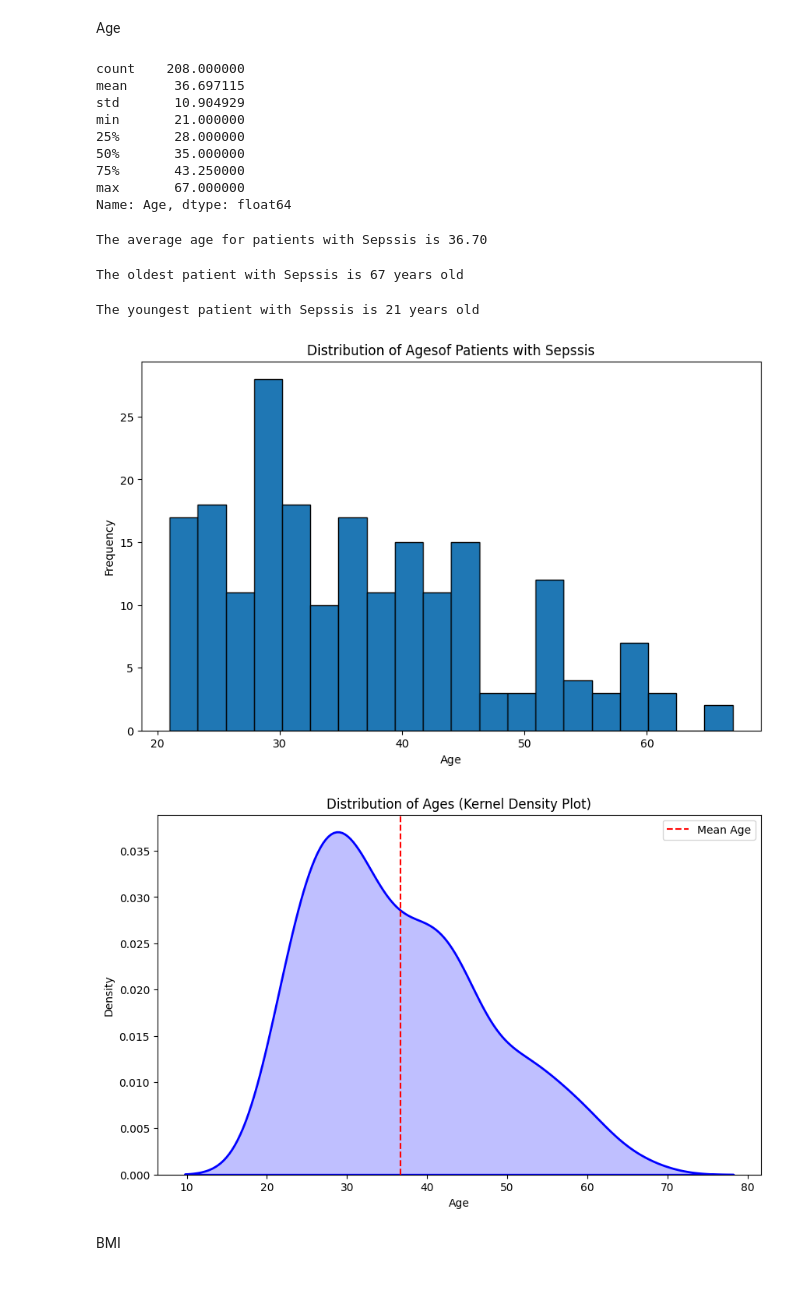
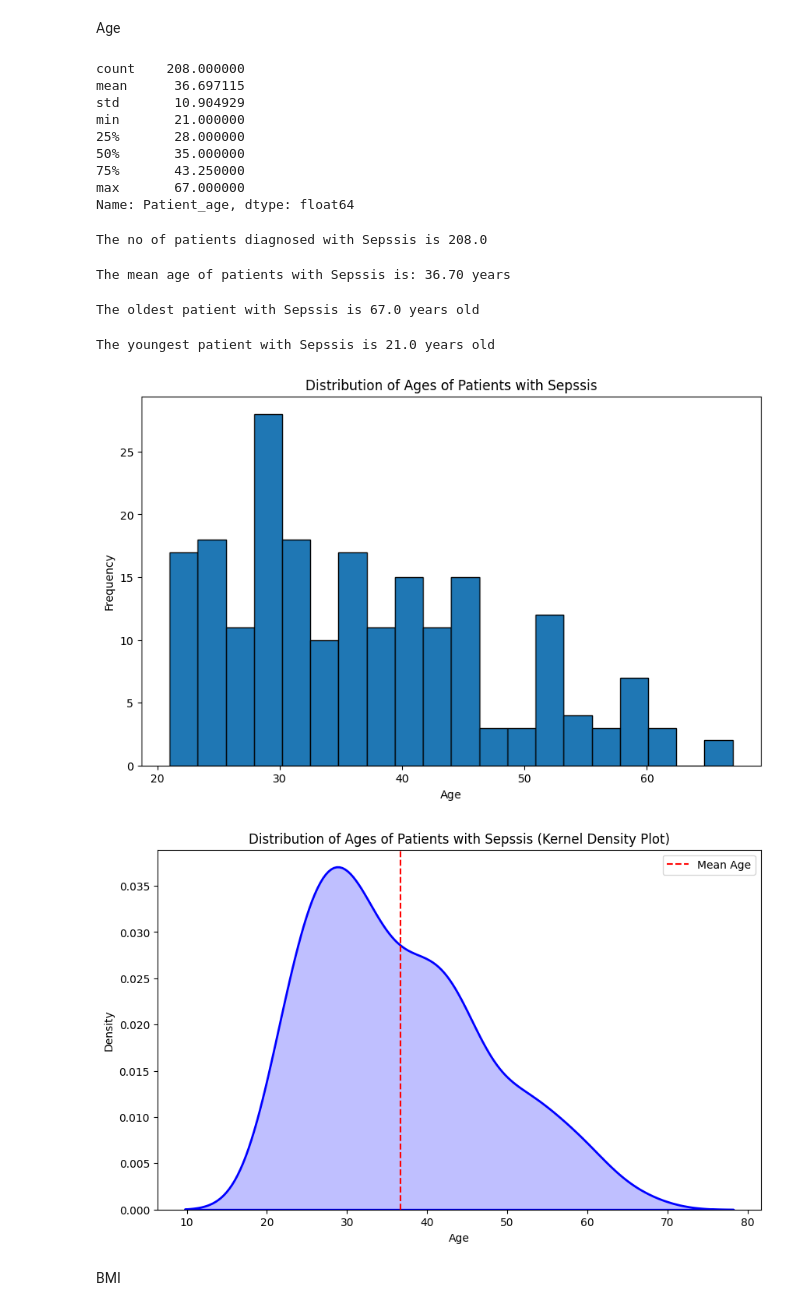
Before and after one commit to Gilbert-B/Machine-Learning-API-using-FastAPI, a Jupyter notebook: datasets/Sepsis.ipynb, the cells around one changed output. Saved outputs shown, nothing was run; the diff lists cells and outputs as text; code cells hidden in the pictures.

```diff
--- a/datasets/Sepsis.ipynb
+++ b/datasets/Sepsis.ipynb
@@ -163,2 +239,15 @@ train_df.describe()
 # %% [markdown]
 ## Univariate Analysis
+# %%
+# First Rename the columns
+train_df = train_df.rename(columns={
+    "PRG": "Plasma_glucose",
+    "PL": "Blood_Work_R1",
+    "PR": "Blood_Pressure",
+    "SK": "Blood_Work_R2",
+    "TS": "Blood_Work_R3",
+    "M11": "BMI",
+    "BD2": "Blood_Work_R4",
+    "Age": "Patient_age",
+    "Sepssis": "Target"
+})
@@ -165,6 +256,6 @@ train_df.describe()
 # %% [markdown]
 #### Positive Sepssis Cases
 # %%
-positive_cases = train_df[train_df['Sepssis'] == 'Positive']
+positive_cases = train_df[train_df['Target'] == 'Positive']
 positive_cases
 # %% [output]
@@ -189,7 +275,7 @@ No of positive cases; 208
 # %% [markdown]
 Age
 # %%
-positive_age_stats = positive_cases['Age'].describe()
+positive_age_stats = positive_cases['Patient_age'].describe()
 positive_age_stats
 # %% [output]
 count    208.000000
@@ -200,45 +286,50 @@ min       21.000000
 50%       35.000000
 75%       43.250000
 max       67.000000
-Name: Age, dtype: float64
+Name: Patient_age, dtype: float64
+# %%
+no_positives= positive_age_stats['count']
+print(f'The no of patients diagnosed with Sepssis is {no_positives}')
+# %% [output]
+The no of patients diagnosed with Sepssis is 208.0
 # %%
-positive_mean_age= positive_cases['Age'].mean()
-print(f'The average age for patients with Sepssis is {positive_mean_age:.2f}')
+positive_mean_age = positive_age_stats['mean']
+print(f'The mean age of patients with Sepssis is: {positive_mean_age:.2f} years')
 # %% [output]
-The average age for patients with Sepssis is 36.70
+The mean age of patients with Sepssis is: 36.70 years
 # %%
-highest_positive_age = positive_cases['Age'].max()
+highest_positive_age = positive_age_stats['max']
 print(f'The oldest patient with Sepssis is {highest_positive_age} years old')
 # %% [output]
-The oldest patient with Sepssis is 67 years old
+The oldest patient with Sepssis is 67.0 years old
 # %%
-lowest_positive_age = positive_cases['Age'].min()
+lowest_positive_age = positive_age_stats['min']
 print(f'The youngest patient with Sepssis is {lowest_positive_age} years old')
 # %% [output]
-The youngest patient with Sepssis is 21 years old
+The youngest patient with Sepssis is 21.0 years old
 # %%
 # Extract the 'age' column from the DataFrame
-ages = positive_cases['Age']
+ages = positive_cases['Patient_age']
 
 # Create a histogram
 plt.figure(figsize=(10, 6))
 plt.hist(ages, bins=20, edgecolor='black')
 plt.xlabel('Age')
 plt.ylabel('Frequency')
 plt.title('Distribution of Ages of Patients with Sepssis')
 plt.show()
 
 # Create a kernel density plot
 plt.figure(figsize=(10, 6))
 sn.kdeplot(ages, shade=True, color='blue', linewidth=2)
 plt.axvline(positive_mean_age, color='red', linestyle='--', label='Mean Age')
 plt.xlabel('Age')
 plt.ylabel('Density')
-plt.title('Distribution of Ages (Kernel Density Plot)')
+plt.title('Distribution of Ages of Patients with Sepssis (Kernel Density Plot)')
 plt.legend()
 plt.show()
 # %% [output]
 [figure]
-[figure, old version]
+[figure, new version]
 # %% [markdown]
 BMI
```
Also changed, not shown: parts of 64 cells of this notebook, 1 other file.
